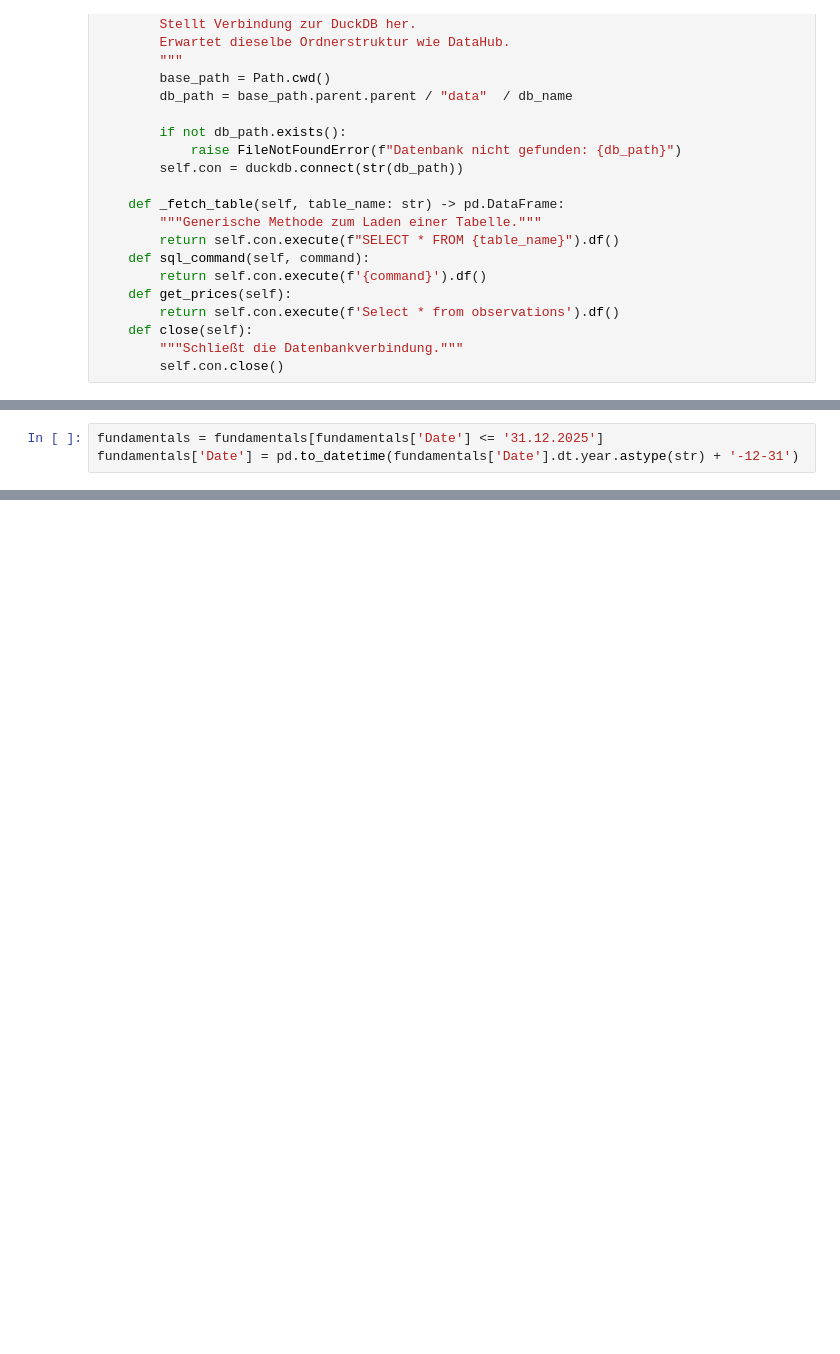
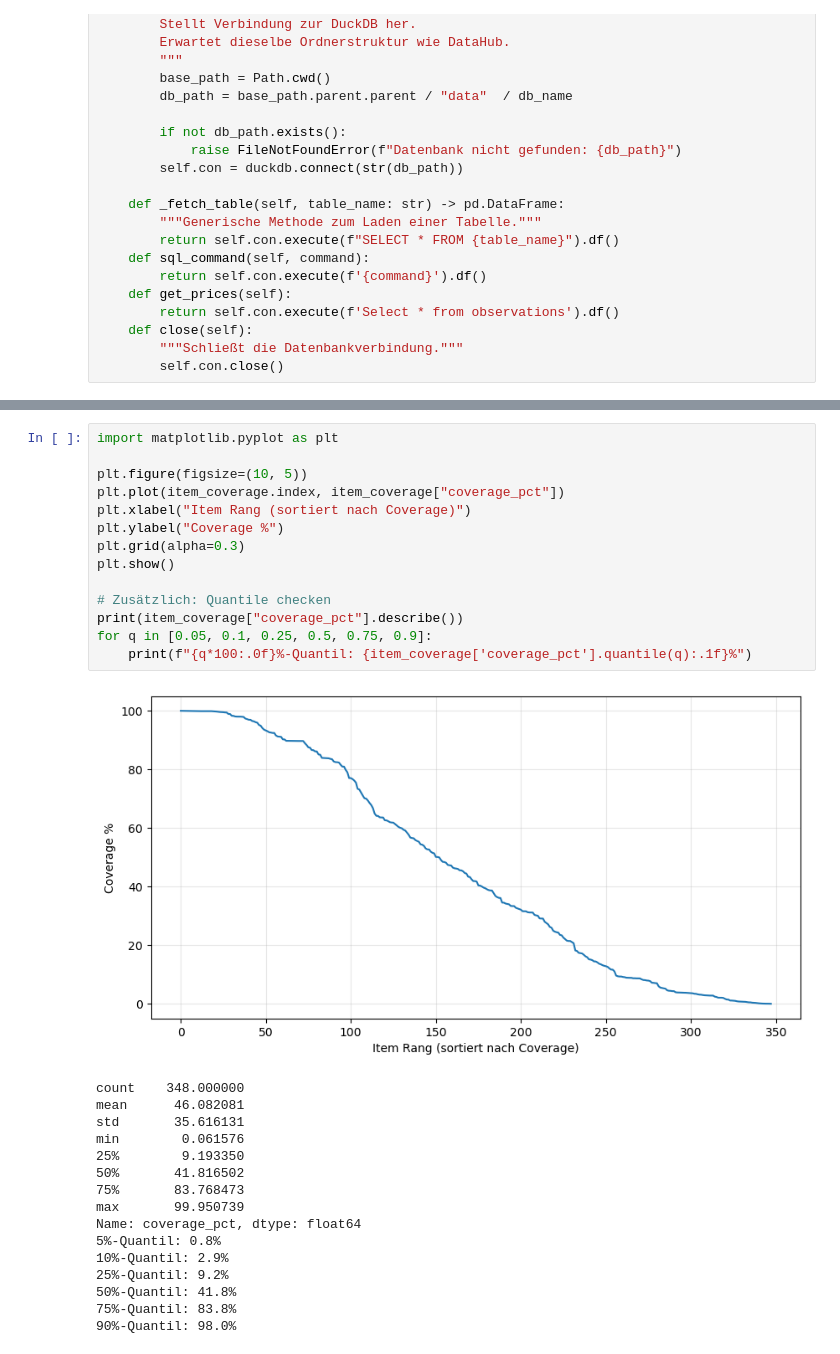
Before and after one commit to KonradSchumacher/DivAnalysisGNN, a Jupyter notebook: src/03_Gold/data_prep_company.ipynb, the cells around one changed output, grey strips where cells are left out. Drawn from its saved outputs; the diff is of its cells as text; blank space fills up the shorter version.

```diff
--- a/src/03_Gold/data_prep_company.ipynb
+++ b/src/03_Gold/data_prep_company.ipynb
@@ -36,3 +50,0 @@ fundamentals = result[result['ItemCategory'].isin(['balance_sheet', 'cashflow',
-# %%
-fundamentals = fundamentals[fundamentals['Date'] <= '31.12.2025']
-fundamentals['Date'] = pd.to_datetime(fundamentals['Date'].dt.year.astype(str) + '-12-31')
@@ -38,0 +129,31 @@ fundamentals['Date'] = pd.to_datetime(fundamentals['Date'].dt.year.astype(str) +
+# %%
+import matplotlib.pyplot as plt
+
+plt.figure(figsize=(10, 5))
+plt.plot(item_coverage.index, item_coverage["coverage_pct"])
+plt.xlabel("Item Rang (sortiert nach Coverage)")
+plt.ylabel("Coverage %")
+plt.grid(alpha=0.3)
+plt.show()
+
+# Zusätzlich: Quantile checken
+print(item_coverage["coverage_pct"].describe())
+for q in [0.05, 0.1, 0.25, 0.5, 0.75, 0.9]:
+    print(f"{q*100:.0f}%-Quantil: {item_coverage['coverage_pct'].quantile(q):.1f}%")
+# %% [output]
+[figure, added]
+count    348.000000
+mean      46.082081
+std       35.616131
+min        0.061576
+25%        9.193350
+50%       41.816502
+75%       83.768473
+max       99.950739
+Name: coverage_pct, dtype: float64
+5%-Quantil: 0.8%
+10%-Quantil: 2.9%
+25%-Quantil: 9.2%
+50%-Quantil: 41.8%
+75%-Quantil: 83.8%
+90%-Quantil: 98.0%
```
Also changed, not shown: parts of 21 cells of this notebook, 6 other files.
